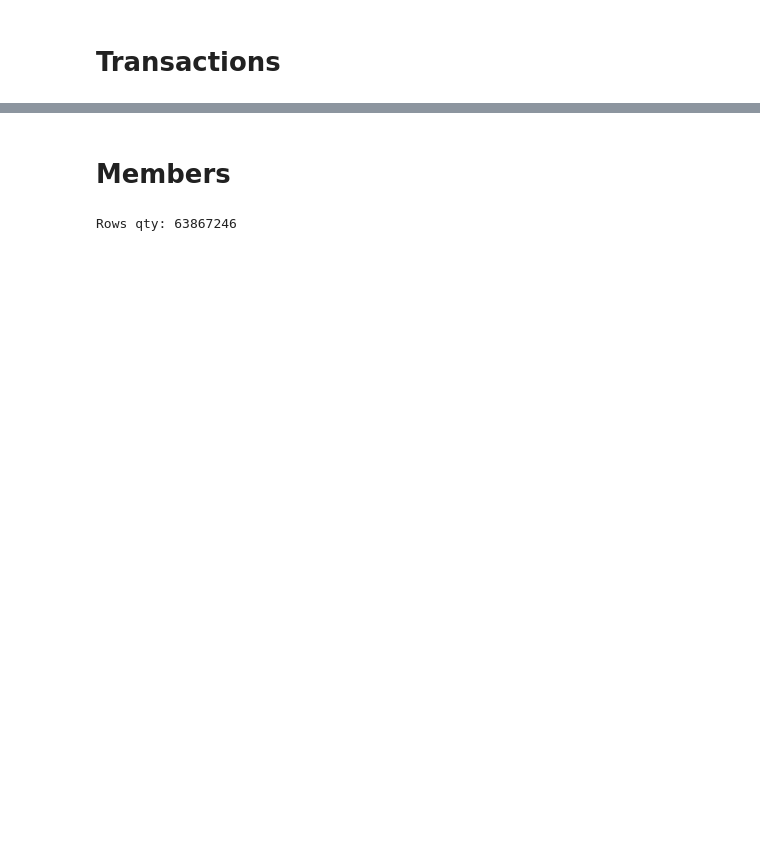
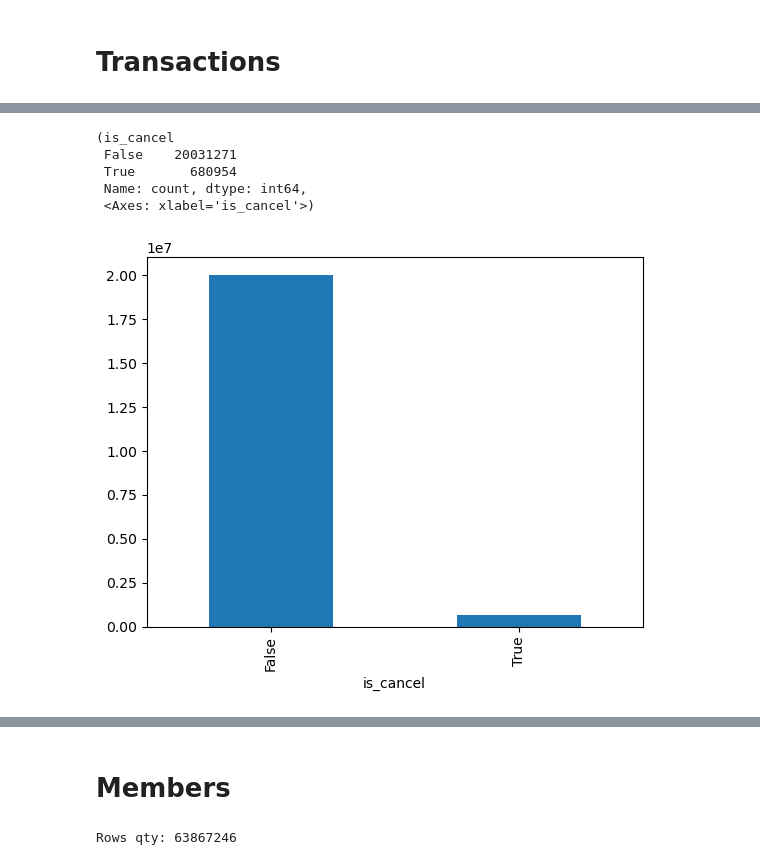
Before and after one commit to CaioAFA/2025-case-data-master-caio-arrabal, a Jupyter notebook: notebooks/01-Data-Exploring.ipynb, the cells around one changed output, grey strips where cells are left out. Saved outputs shown, nothing was run; the diff lists cells and outputs as text; code cells hidden in the pictures; blank space fills up the shorter version.

```diff
--- a/notebooks/01-Data-Exploring.ipynb
+++ b/notebooks/01-Data-Exploring.ipynb
@@ -85,0 +151,9 @@ transactions_df.head()
+# %%
+transactions_df.is_cancel.value_counts(), transactions_df.is_cancel.value_counts().plot.bar()
+# %% [output]
+(is_cancel
+ False    20031271
+ True       680954
+ Name: count, dtype: int64,
+ <Axes: xlabel='is_cancel'>)
+[figure, added]
```
Also changed, not shown: parts of 37 cells of this notebook, 1 other file.
